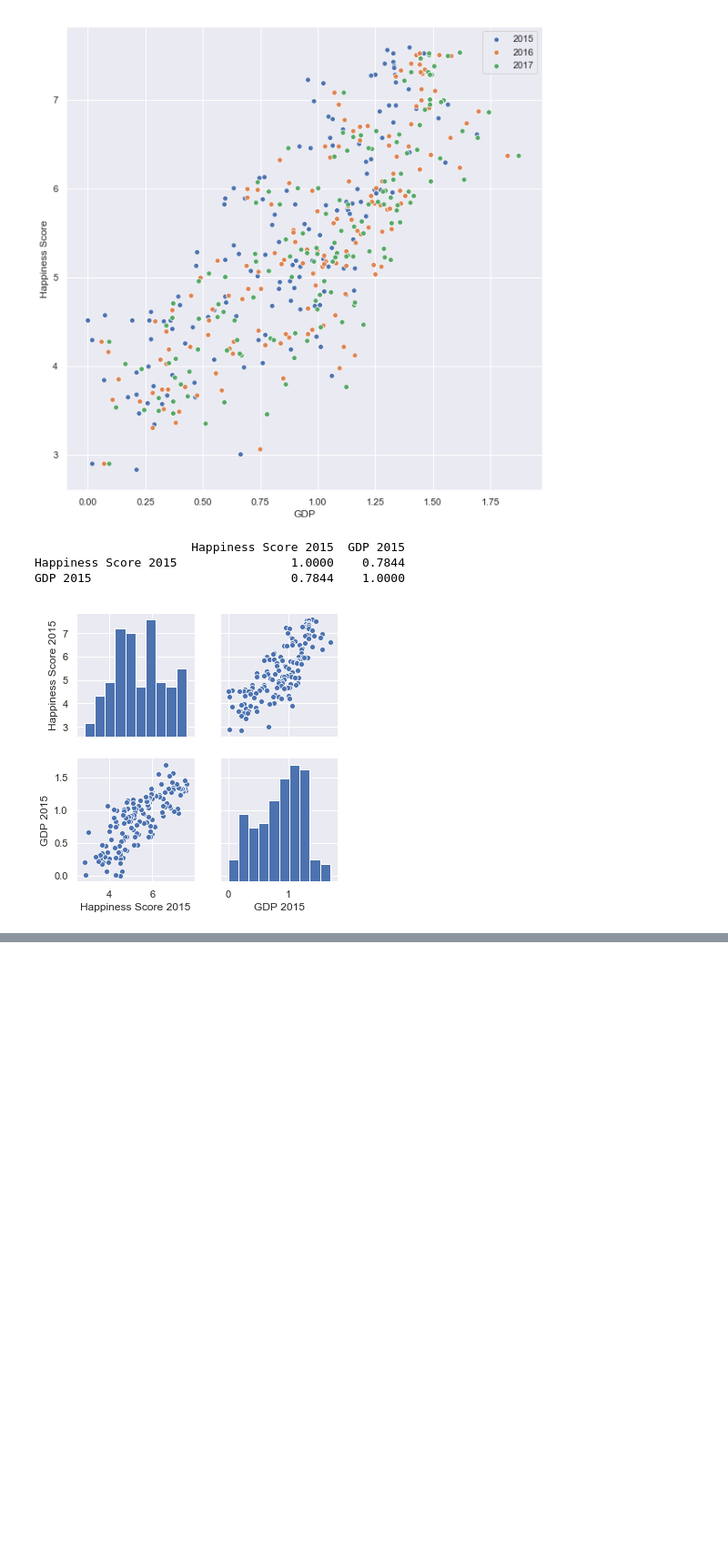
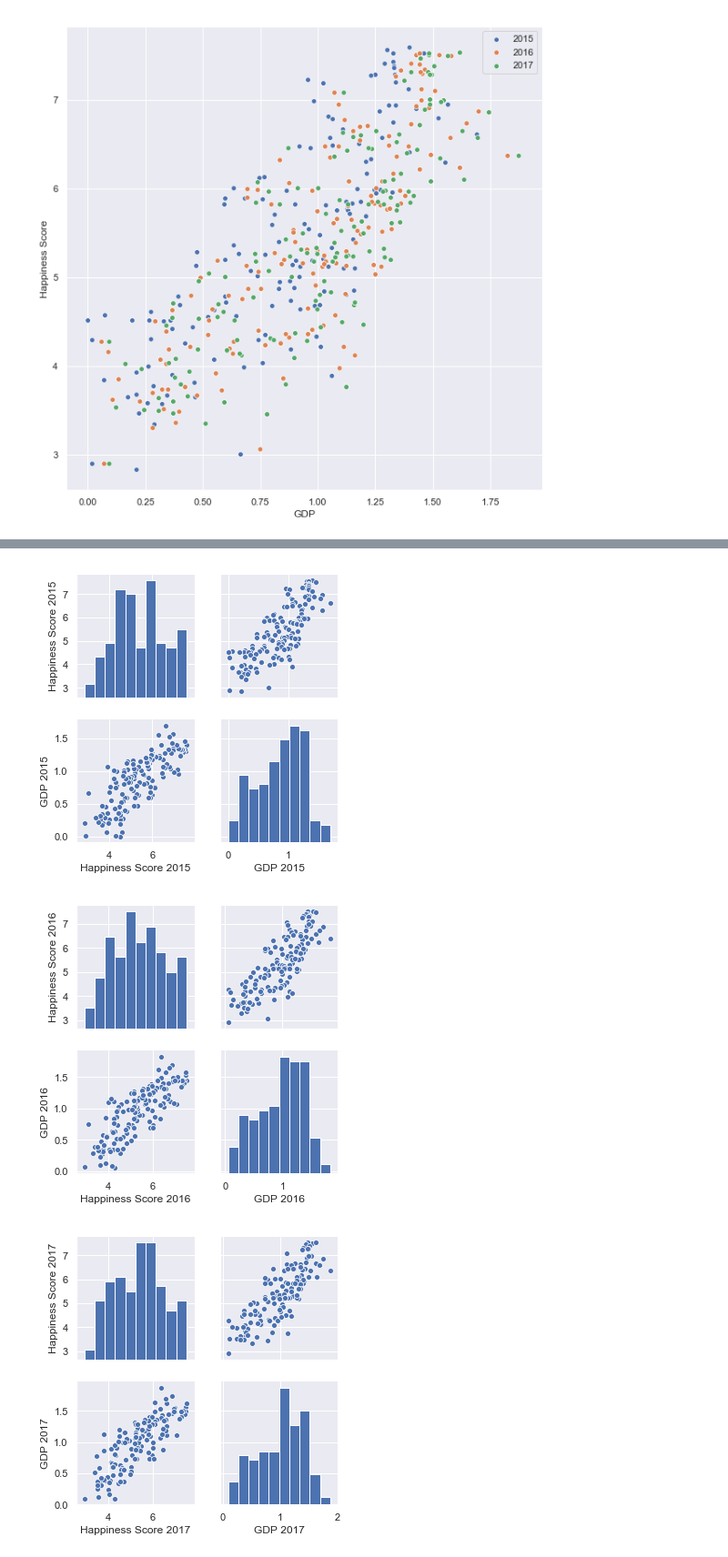
Before and after one commit to pmallari/WorldHappiness, a Jupyter notebook: Happiness.ipynb, the cells around one changed output, grey strips where cells are left out. Shown: that part at 91% size. Cells and saved outputs as stored; diff of their text form; code cells hidden in the pictures; blank space fills up the shorter version.

```diff
--- a/Happiness.ipynb
+++ b/Happiness.ipynb
@@ -119,11 +119,11 @@ plt.xlabel("GDP")
 plt.show()
 # %% [output]
 [figure]
-# %%
-g = sns.pairplot(score_and_gdp[['Happiness Score 2015','GDP 2015']])
-print(score_and_gdp[['Happiness Score 2015','GDP 2015']].corr())
-# %% [output]
-                      Happiness Score 2015  GDP 2015
-Happiness Score 2015                1.0000    0.7844
-GDP 2015                            0.7844    1.0000
-[figure, removed]
+# %%
+print(score_and_gdp[['Happiness Score 2015','GDP 2015']].corr())
+print(score_and_gdp[['Happiness Score 2016','GDP 2016']].corr())
+print(score_and_gdp[['Happiness Score 2017','GDP 2017']].corr())
+g = sns.pairplot(score_and_gdp[['Happiness Score 2015','GDP 2015']])
+g = sns.pairplot(score_and_gdp[['Happiness Score 2016','GDP 2016']])
+g = sns.pairplot(score_and_gdp[['Happiness Score 2017','GDP 2017']])
+# %% [output]
@@ -129,0 +139,3 @@ GDP 2015                            0.7844    1.0000
+[figure, added]
+[figure, added]
+[figure, added]
```
Also changed, not shown: parts of 1 cell of this notebook.
